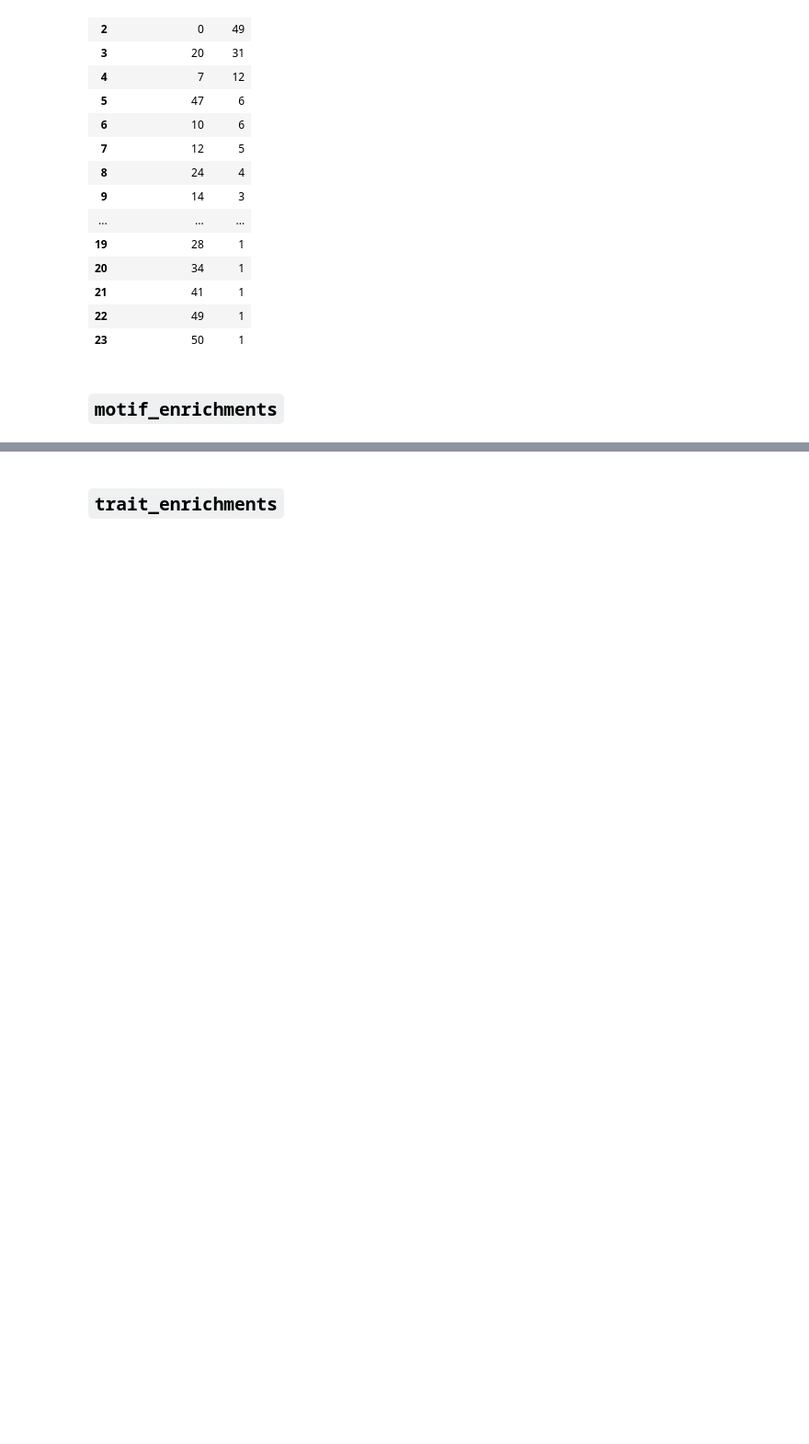
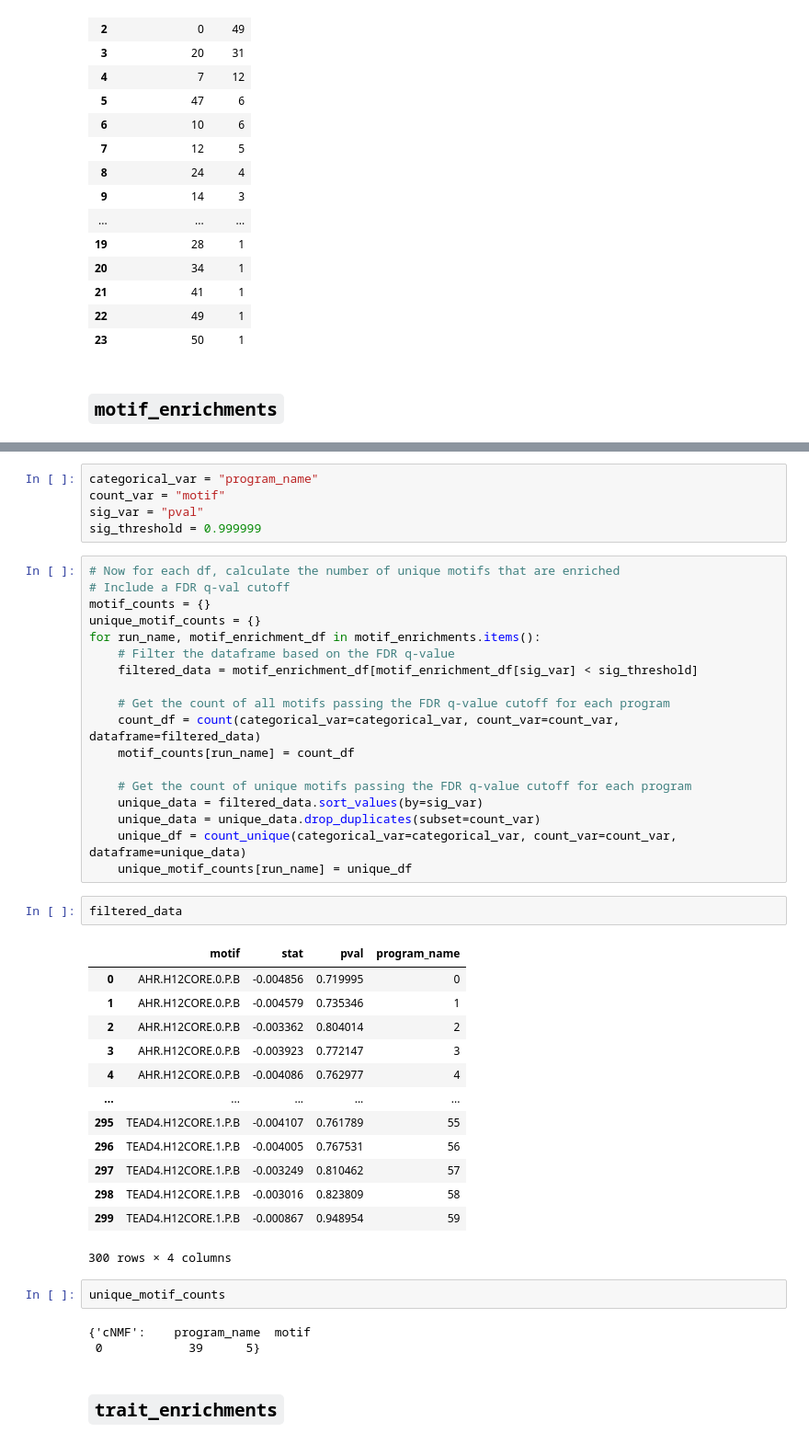
Before and after one commit to EngreitzLab/gene_network_evaluation, a Jupyter notebook: dashapp/scratch/parse_eval_pipeline_outs.ipynb, the cells around one changed output, grey strips where cells are left out. Shown at 92% size. Saved outputs shown, nothing was run; the diff lists cells and outputs as text; blank space fills up the shorter version.

Commit message:
added in tables

```diff
--- a/dashapp/scratch/parse_eval_pipeline_outs.ipynb
+++ b/dashapp/scratch/parse_eval_pipeline_outs.ipynb
@@ -289,6 +360,50 @@ motif_enrichments["cNMF"].sort_values(by="pval")
 | 125 | FOXF1.H12CORE.0.P.C | 0.000622 | 0.963406 | 5 |
 | 65 | AHRR.H12CORE.0.P.C | 0.000622 | 0.963406 | 5 |
 300 rows × 4 columns
+# %%
+categorical_var = "program_name"
+count_var = "motif"
+sig_var = "pval"
+sig_threshold = 0.999999
+# %%
+# Now for each df, calculate the number of unique motifs that are enriched
+# Include a FDR q-val cutoff
+motif_counts = {}
+unique_motif_counts = {}
+for run_name, motif_enrichment_df in motif_enrichments.items():
+    # Filter the dataframe based on the FDR q-value
+    filtered_data = motif_enrichment_df[motif_enrichment_df[sig_var] < sig_threshold]
+
+    # Get the count of all motifs passing the FDR q-value cutoff for each program
+    count_df = count(categorical_var=categorical_var, count_var=count_var, dataframe=filtered_data)
+    motif_counts[run_name] = count_df
+
+    # Get the count of unique motifs passing the FDR q-value cutoff for each program
+    unique_data = filtered_data.sort_values(by=sig_var)
+    unique_data = unique_data.drop_duplicates(subset=count_var)
+    unique_df = count_unique(categorical_var=categorical_var, count_var=count_var, dataframe=unique_data)
+    unique_motif_counts[run_name] = unique_df
+# %%
+filtered_data
+# %% [output]
+|  | motif | stat | pval | program_name |
+| 0 | AHR.H12CORE.0.P.B | -0.004856 | 0.719995 | 0 |
+| 1 | AHR.H12CORE.0.P.B | -0.004579 | 0.735346 | 1 |
+| 2 | AHR.H12CORE.0.P.B | -0.003362 | 0.804014 | 2 |
+| 3 | AHR.H12CORE.0.P.B | -0.003923 | 0.772147 | 3 |
+| 4 | AHR.H12CORE.0.P.B | -0.004086 | 0.762977 | 4 |
+| ... | ... | ... | ... | ... |
+| 295 | TEAD4.H12CORE.1.P.B | -0.004107 | 0.761789 | 55 |
+| 296 | TEAD4.H12CORE.1.P.B | -0.004005 | 0.767531 | 56 |
+| 297 | TEAD4.H12CORE.1.P.B | -0.003249 | 0.810462 | 57 |
+| 298 | TEAD4.H12CORE.1.P.B | -0.003016 | 0.823809 | 58 |
+| 299 | TEAD4.H12CORE.1.P.B | -0.000867 | 0.948954 | 59 |
+300 rows × 4 columns
+# %%
+unique_motif_counts
+# %% [output]
+{'cNMF':    program_name  motif
+ 0            39      5}
 # %% [markdown]
 ## `trait_enrichments`
 # %%
```
Also changed, not shown: parts of 25 cells of this notebook, 2 other files.
